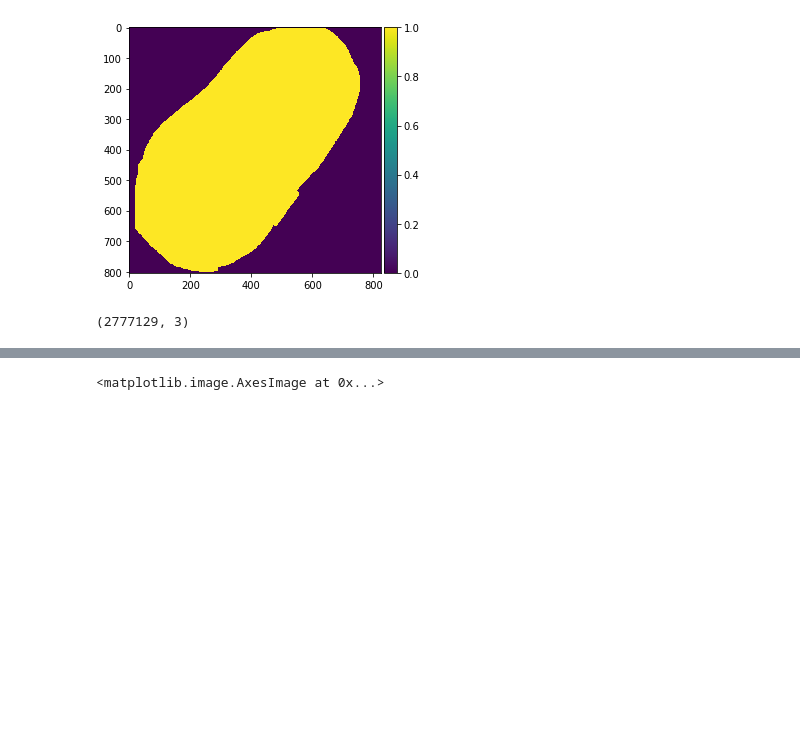
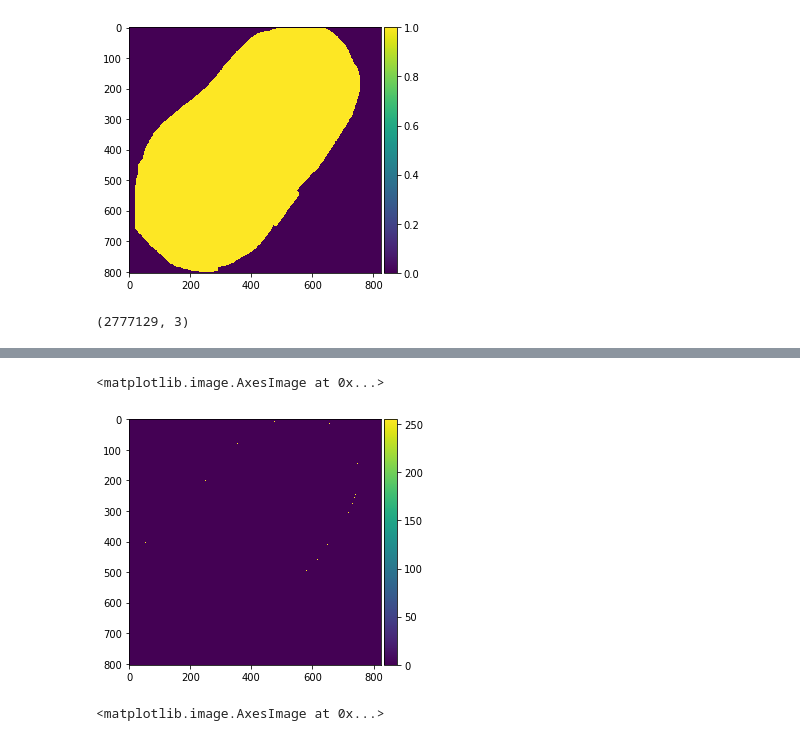
Before and after one commit to gtrancourt/3D-Organelle-Distances-, a Jupyter notebook: Organelle_distance_CW-to-CHL-GTR.ipynb, the cells around one changed output, grey strips where cells are left out. Drawn from its saved outputs; the diff is of its cells as text; code cells hidden in the pictures; blank space fills up the shorter version.

```diff
--- a/Organelle_distance_CW-to-CHL-GTR.ipynb
+++ b/Organelle_distance_CW-to-CHL-GTR.ipynb
@@ -161,3 +158,11 @@ del cw_erosion
 print(cw_pos.shape)
 # %% [output]
 (2777129, 3)
+# %%
+# CW touching airspace
+air_edge = skeletonize((cell_iso == AIR))
+print(air_edge.shape)
+# %%
+air_pos = np.argwhere(air_edge)
+print(air_pos.shape)
+air_edge = air_edge.astype(bool)
@@ -169,3 +178,8 @@ io.imshow(cw_edge[200].astype(int))
+# %%
+io.imshow(air_edge[200].astype(int))
+# %% [output]
+<matplotlib.image.AxesImage at 0x...>
+[figure, added]
 # %%
 io.imshow((vac_stack ^ chl_stack)[200].astype(int))
 # %% [output]
```
Also changed, not shown: parts of 12 cells of this notebook, 1 other file.
